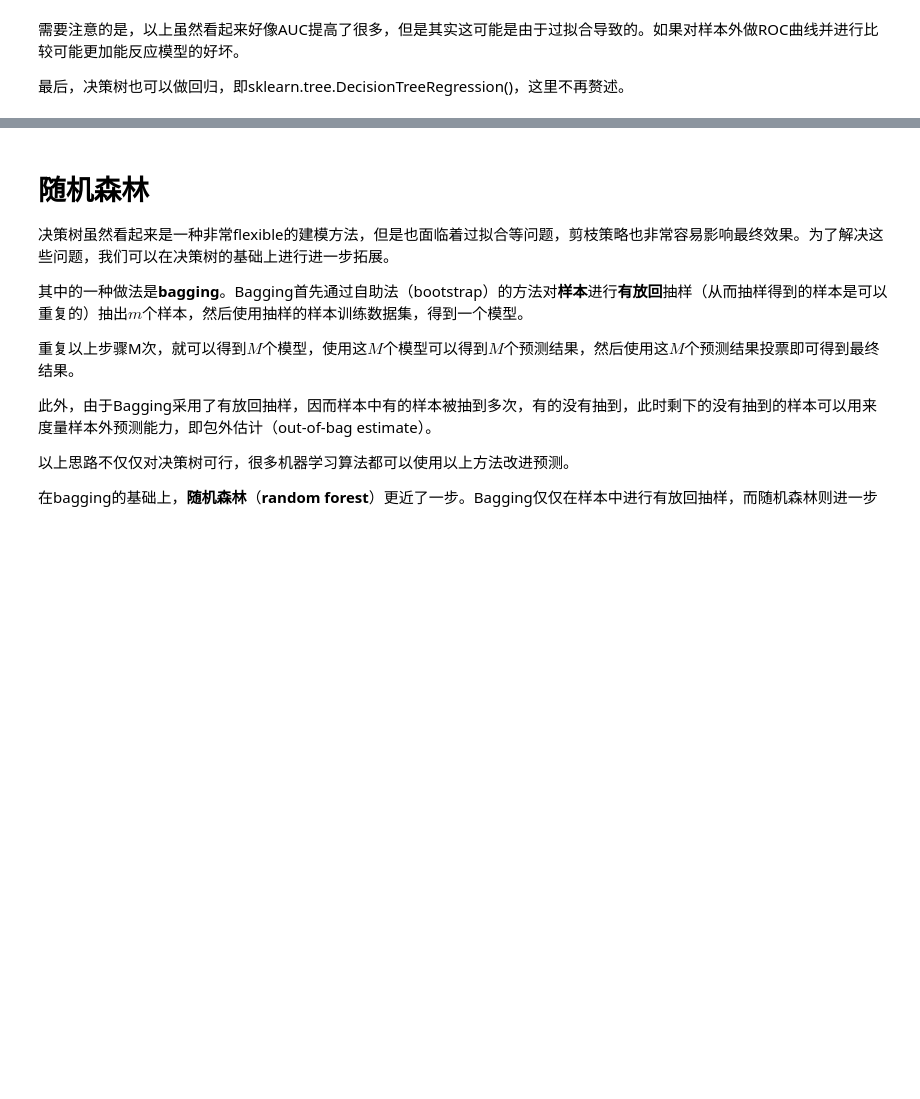
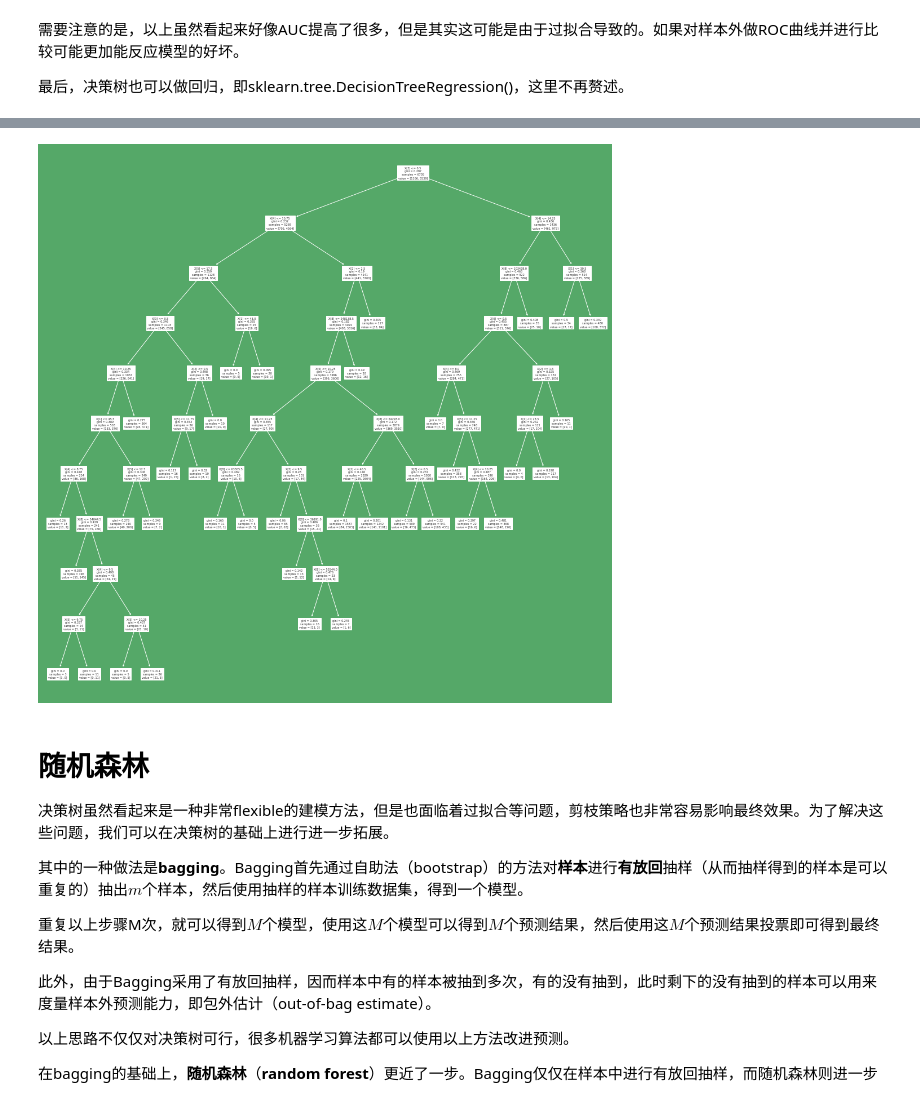
Before and after one commit to sijichun/PythonTutor, a Jupyter notebook: T30_tree_and_forest.ipynb, the cells around one changed output, grey strips where cells are left out. Saved outputs shown, nothing was run; the diff lists cells and outputs as text; code cells hidden in the pictures; blank space fills up the shorter version.

```diff
--- a/T30_tree_and_forest.ipynb
+++ b/T30_tree_and_forest.ipynb
@@ -165,3 +274,9 @@ FN= 50
+# %%
+fig, ax = plt.subplots(figsize=(18, 18), facecolor='g')
+tree.plot_tree(dtree, ax=ax) ##画图
+plt.show()
+# %% [output]
+[figure, added]
 # %% [markdown]
 # 随机森林
 
```
Also changed, not shown: parts of 11 cells of this notebook.
